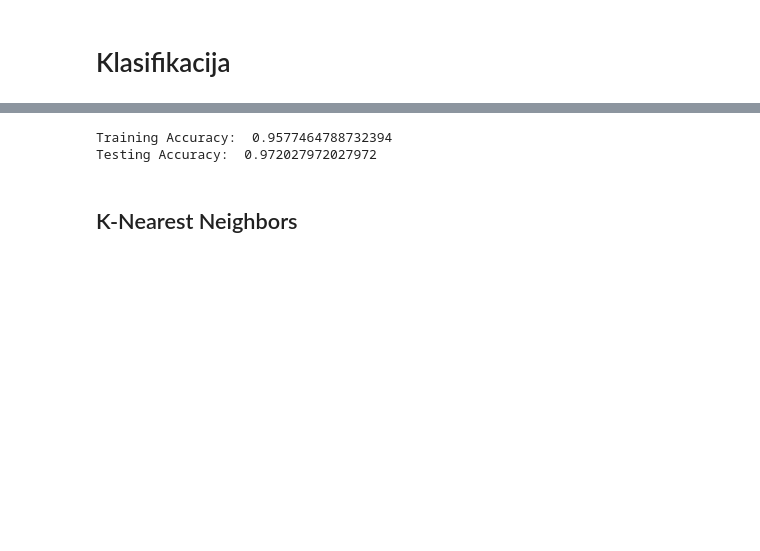
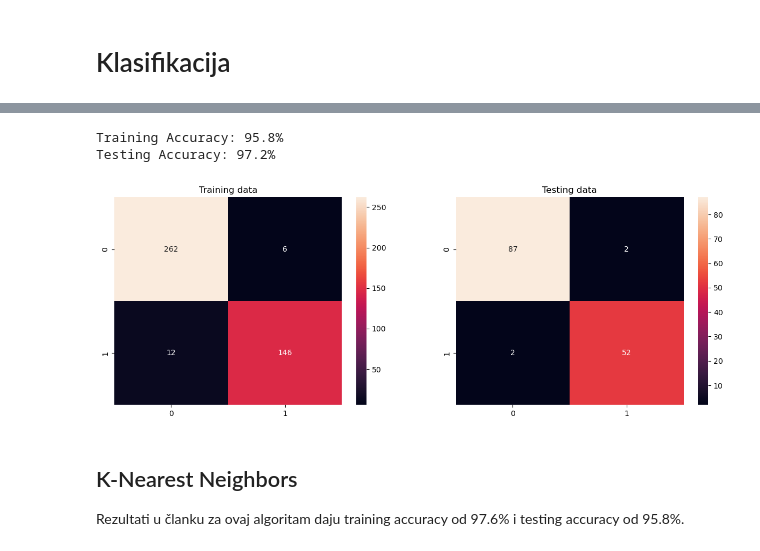
Before and after one commit to escapologit/UZOP, a Jupyter notebook: replikacija_rezultata/replikacija.ipynb, the cells around one changed output, grey strips where cells are left out. Cells and saved outputs as stored; diff of their text form; code cells hidden in the pictures; blank space fills up the shorter version.

```diff
--- a/replikacija_rezultata/replikacija.ipynb
+++ b/replikacija_rezultata/replikacija.ipynb
@@ -92,38 +107,13 @@ Testing Accuracy:  0.965034965034965
 # %%
-def klasificiraj_log_reg(df):
-    X = df.loc[:, df.columns != 'Diagnosis']
-    y = df.loc[:, 'Diagnosis']
-
-    X_train, X_test, y_train, y_test = train_test_split(X, y, test_size=0.25, random_state=42)
-
-    model = LogisticRegression(max_iter=3000).fit(X_train, y_train)
-
-    y_pred_train = model.predict(X_train)
-    y_pred_test = model.predict(X_test)
-
-    conf_matrix = confusion_matrix(y_train, y_pred_train)
-    TP = conf_matrix[1, 1]
-    TN = conf_matrix[0, 0]
-    FP = conf_matrix[0, 1]
-    FN = conf_matrix[1, 0]
-
-    accuracy = (TP + TN) / (TP + TN + FP + FN)
-    print('Training Accuracy: ', accuracy)
-
-    conf_matrix = confusion_matrix(y_test, y_pred_test)
-    TP = conf_matrix[1, 1]
-    TN = conf_matrix[0, 0]
-    FP = conf_matrix[0, 1]
-    FN = conf_matrix[1, 0]
-    accuracy = (TP + TN) / (TP + TN + FP + FN)
-    print('Testing Accuracy: ', accuracy)
-
-klasificiraj_log_reg(data)
+log_reg = lambda: LogisticRegression(max_iter=3000, random_state=42)
+klasificiraj(data, log_reg)
 # %% [output]
-Training Accuracy:  0.9577464788732394
-Testing Accuracy:  0.972027972027972
+Training Accuracy: 95.8%
+Testing Accuracy: 97.2%
+[figure, added]
 # %% [markdown]
 ## K-Nearest Neighbors
+Rezultati u članku za ovaj algoritam daju training accuracy od 97.6% i testing accuracy od 95.8%.
 # %%
 def knn_eval(n_instances=100, n_features=2, n_classes=2, n_informative=2,
              test_size=0.3, k_range=(1, 20), n_trials=40):
```
Also changed, not shown: parts of 17 cells of this notebook, 1 other file.
